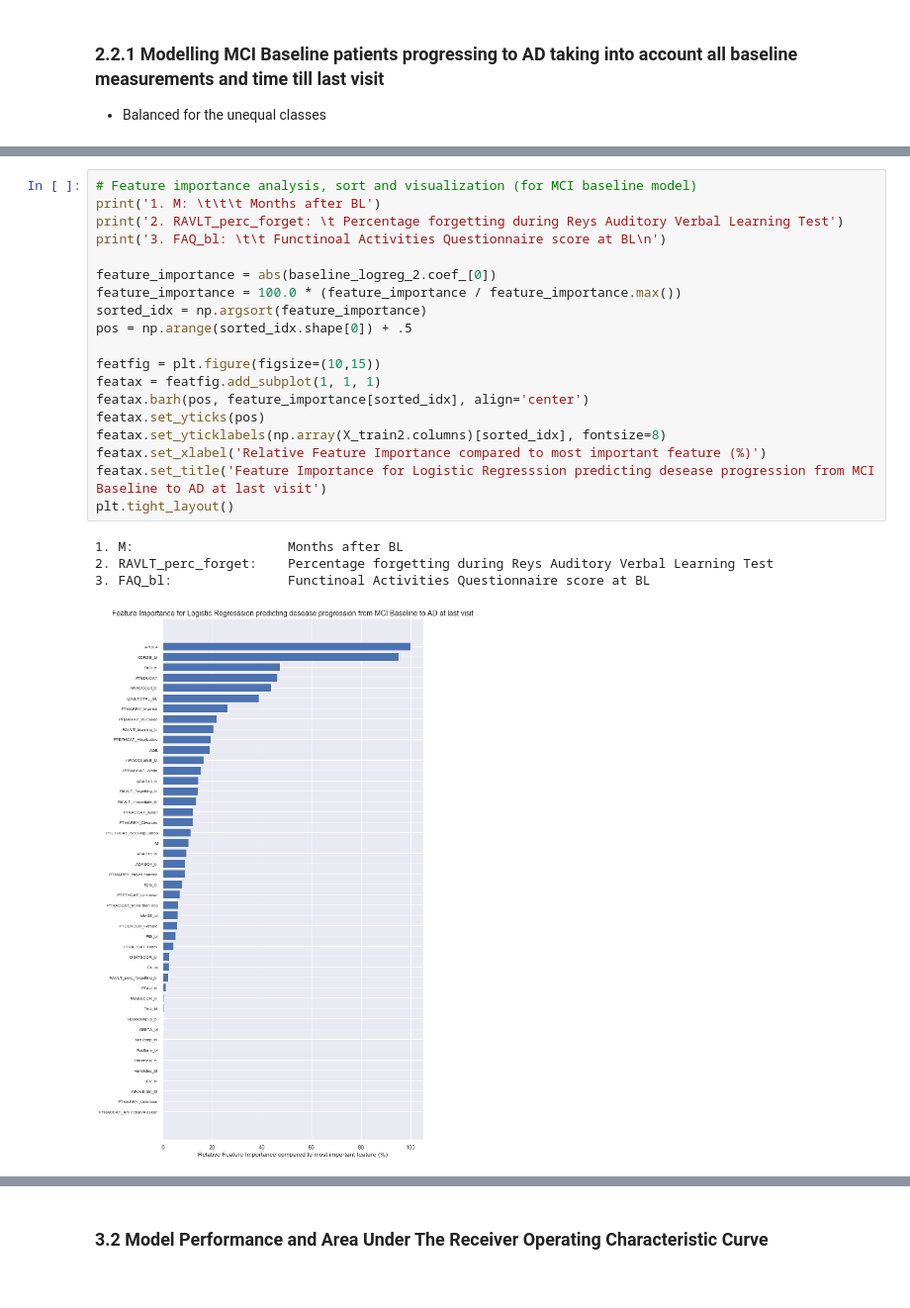
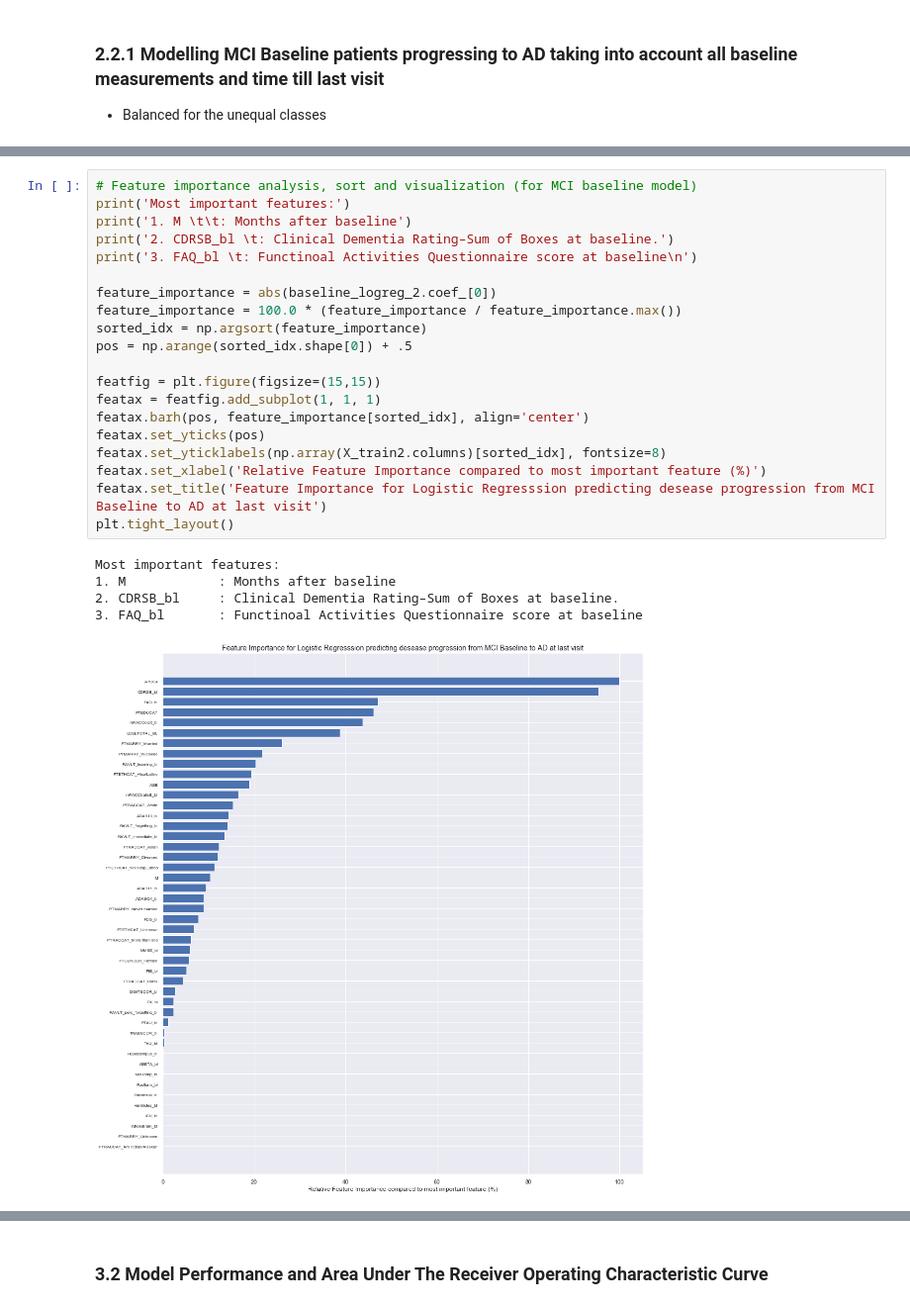
Before and after one commit to AC209a-AlzheimersProject/alzheimers-project, a Jupyter notebook: notebooks/model_longitudinal.ipynb, the cells around one changed output, grey strips where cells are left out. Shown at 99% size. Saved outputs shown, nothing was run; the diff lists cells and outputs as text.

```diff
--- a/notebooks/model_longitudinal.ipynb
+++ b/notebooks/model_longitudinal.ipynb
@@ -490,26 +511,28 @@ Training accuracy:      0.76 , Test accuracy:   0.63
 [figure]
 # %%
 # Feature importance analysis, sort and visualization (for MCI baseline model)
-print('1. M: \t\t\t Months after BL')
-print('2. RAVLT_perc_forget: \t Percentage forgetting during Reys Auditory Verbal Learning Test')
-print('3. FAQ_bl: \t\t Functinoal Activities Questionnaire score at BL\n')
+print('Most important features:')
+print('1. M \t\t: Months after baseline')
+print('2. CDRSB_bl \t: Clinical Dementia Rating–Sum of Boxes at baseline.')
+print('3. FAQ_bl \t: Functinoal Activities Questionnaire score at baseline\n')
 
 feature_importance = abs(baseline_logreg_2.coef_[0])
 feature_importance = 100.0 * (feature_importance / feature_importance.max())
 sorted_idx = np.argsort(feature_importance)
 pos = np.arange(sorted_idx.shape[0]) + .5
 
-featfig = plt.figure(figsize=(10,15))
+featfig = plt.figure(figsize=(15,15))
 featax = featfig.add_subplot(1, 1, 1)
 featax.barh(pos, feature_importance[sorted_idx], align='center')
 featax.set_yticks(pos)
 featax.set_yticklabels(np.array(X_train2.columns)[sorted_idx], fontsize=8)
 featax.set_xlabel('Relative Feature Importance compared to most important feature (%)')
 featax.set_title('Feature Importance for Logistic Regresssion predicting desease progression from MCI Baseline to AD at last visit')
 plt.tight_layout()
 # %% [output]
-1. M:                    Months after BL
-2. RAVLT_perc_forget:    Percentage forgetting during Reys Auditory Verbal Learning Test
-3. FAQ_bl:               Functinoal Activities Questionnaire score at BL
+Most important features:
+1. M            : Months after baseline
+2. CDRSB_bl     : Clinical Dementia Rating–Sum of Boxes at baseline.
+3. FAQ_bl       : Functinoal Activities Questionnaire score at baseline
-[figure, old version]
+[figure, new version]
 # %% [markdown]
```
Also changed, not shown: parts of 195 cells of this notebook, 21 other files.
